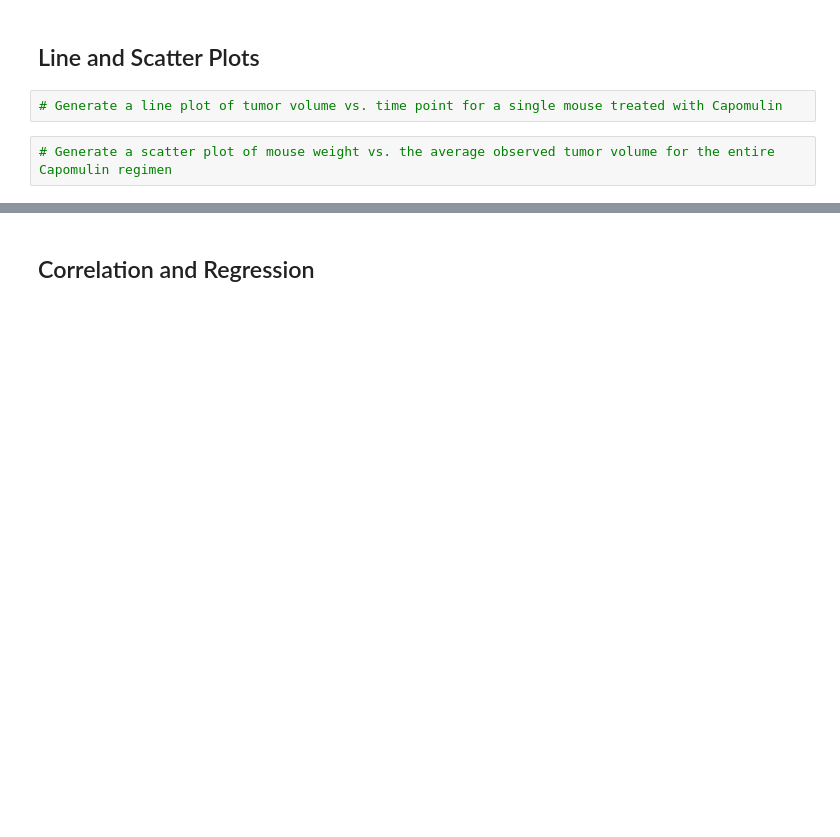
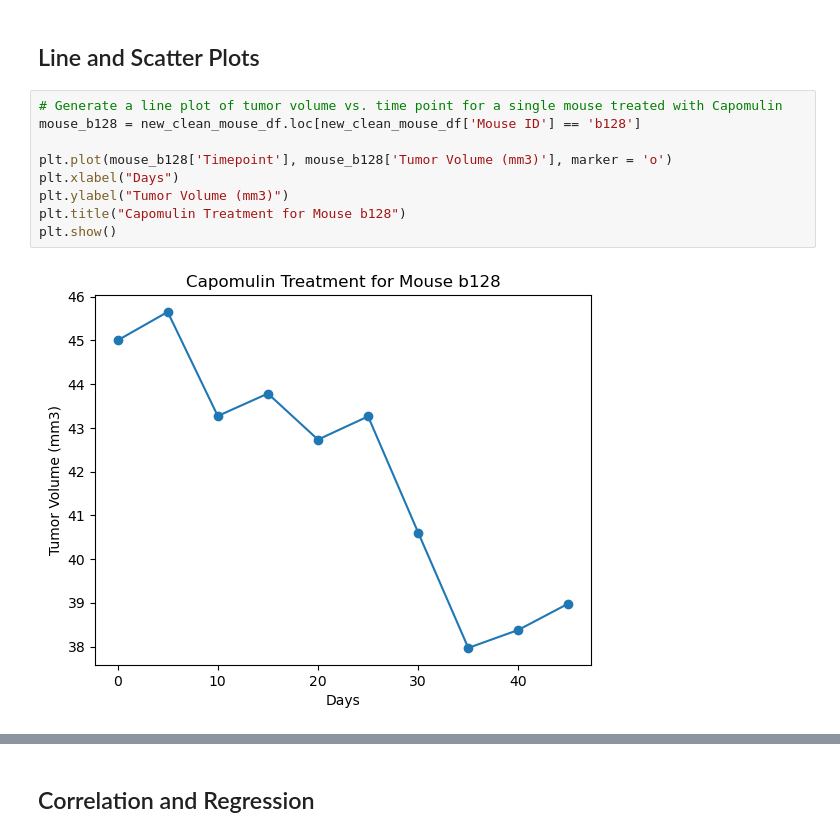
Before and after one commit to mtkrebs87/matplotlib_challenge, a Jupyter notebook: Pymaceuticals/pymaceuticals_final.ipynb, the cells around one changed output, grey strips where cells are left out. Drawn from its saved outputs; the diff is of its cells as text; blank space fills up the shorter version.

```diff
--- a/Pymaceuticals/pymaceuticals_final.ipynb
+++ b/Pymaceuticals/pymaceuticals_final.ipynb
@@ -272,5 +326,12 @@ plt.show()
 ## Line and Scatter Plots
 # %%
 # Generate a line plot of tumor volume vs. time point for a single mouse treated with Capomulin
+mouse_b128 = new_clean_mouse_df.loc[new_clean_mouse_df['Mouse ID'] == 'b128']
+
+plt.plot(mouse_b128['Timepoint'], mouse_b128['Tumor Volume (mm3)'], marker = 'o')
+plt.xlabel("Days")
+plt.ylabel("Tumor Volume (mm3)")
+plt.title("Capomulin Treatment for Mouse b128")
+plt.show()
+# %% [output]
+[figure, added]
-# %%
-# Generate a scatter plot of mouse weight vs. the average observed tumor volume for the entire Capomulin regimen
```
Also changed, not shown: parts of 8 cells of this notebook.
